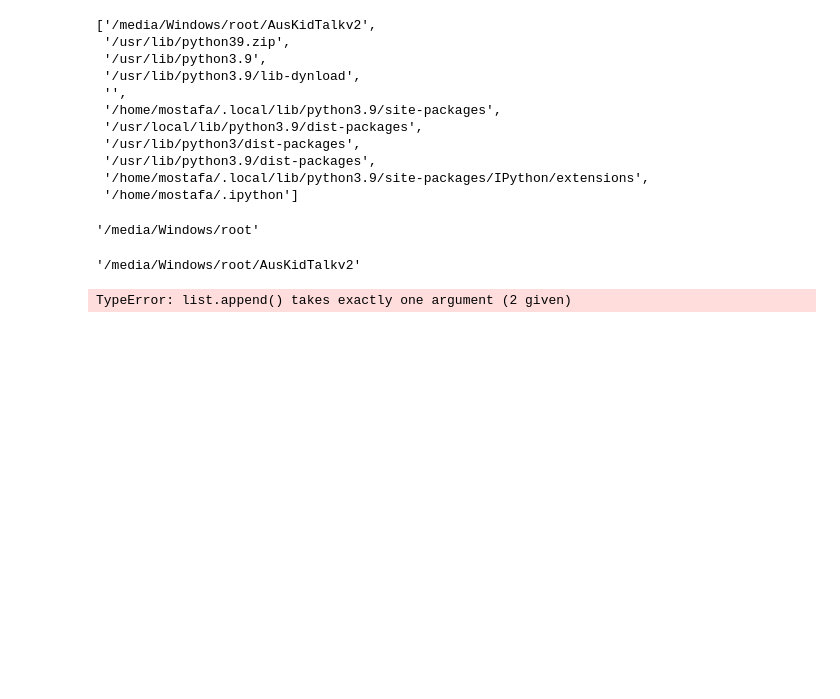
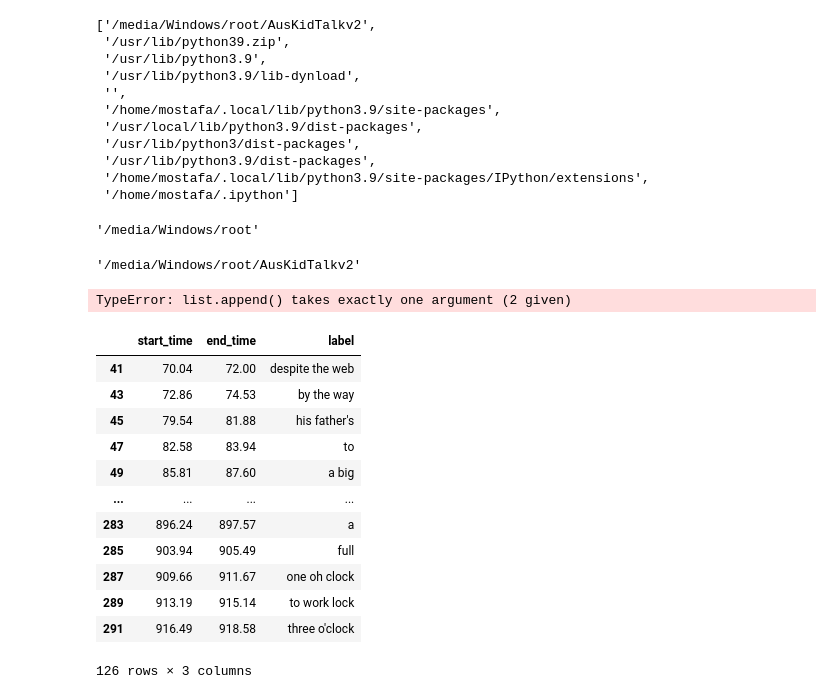
Before and after one commit to mostafashahin/AusKidTalkv2, a Jupyter notebook: process.ipynb, the cells around one changed output. Cells and saved outputs as stored; diff of their text form; code cells hidden in the pictures; blank space fills up the shorter version.

```diff
--- a/process.ipynb
+++ b/process.ipynb
@@ -1124,0 +1128,3 @@ os.makedirs()
+# %%
+txtgrid_ibm = '/media/Windows/root/AusKidTalkv2/samples/test2/annotate1/97/txtgrids/97_task1_ibm.TextGrid'
+dTiers = tgm.ParseTxtGrd(txtgrid_ibm)
@@ -1124,0 +1135,18 @@ os.makedirs()
+# %%
+data_spk3 = cm.get_valid_data(txtgrid_ibm, sPromptTier='spk3',offset=0.5,bMerge=True)
+# %%
+data_spk3[data_spk3.start_time > 70]
+# %% [output]
+|  | start_time | end_time | label |
+| 41 | 70.04 | 72.00 | despite the web |
+| 43 | 72.86 | 74.53 | by the way |
+| 45 | 79.54 | 81.88 | his father's |
+| 47 | 82.58 | 83.94 | to |
+| 49 | 85.81 | 87.60 | a big |
+| ... | ... | ... | ... |
+| 283 | 896.24 | 897.57 | a |
+| 285 | 903.94 | 905.49 | full |
+| 287 | 909.66 | 911.67 | one oh clock |
+| 289 | 913.19 | 915.14 | to work lock |
+| 291 | 916.49 | 918.58 | three o'clock |
+126 rows × 3 columns
```
Also changed, not shown: parts of 3 cells of this notebook, 1 other file.
